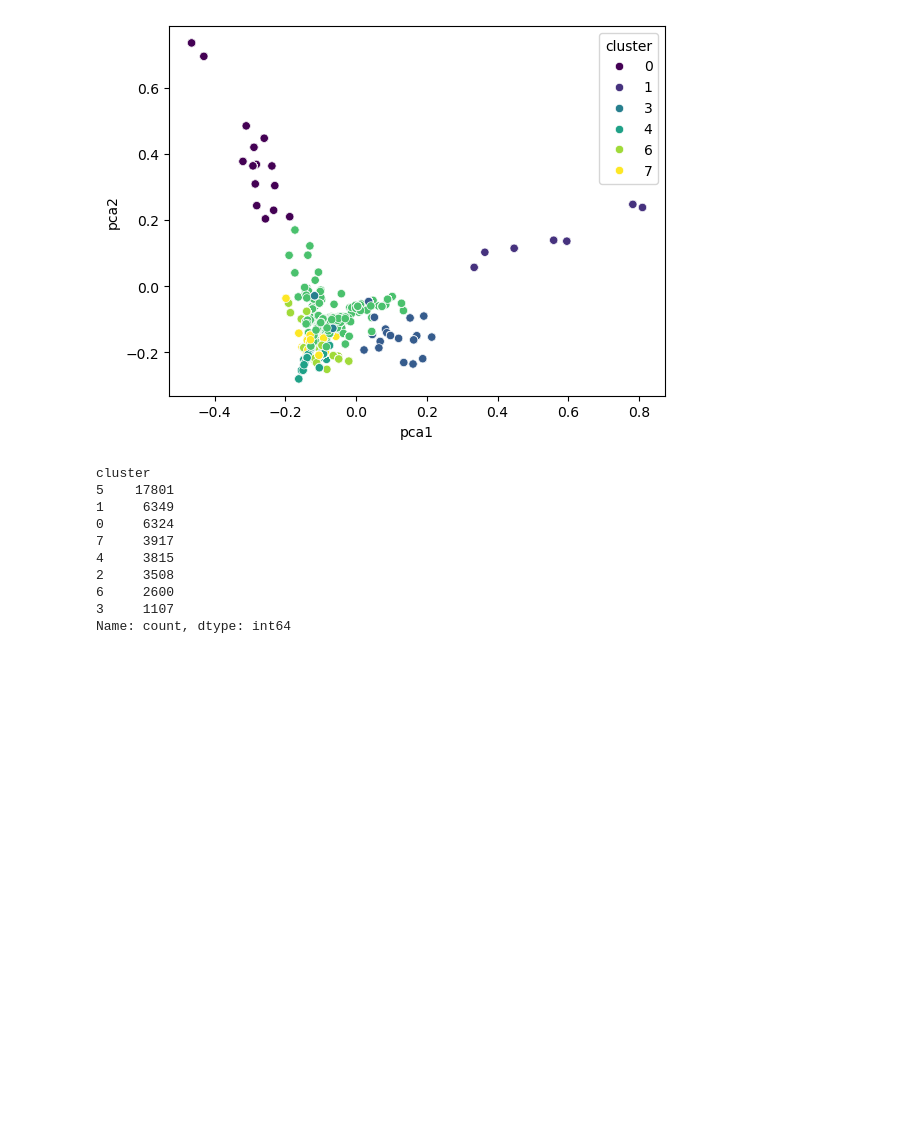
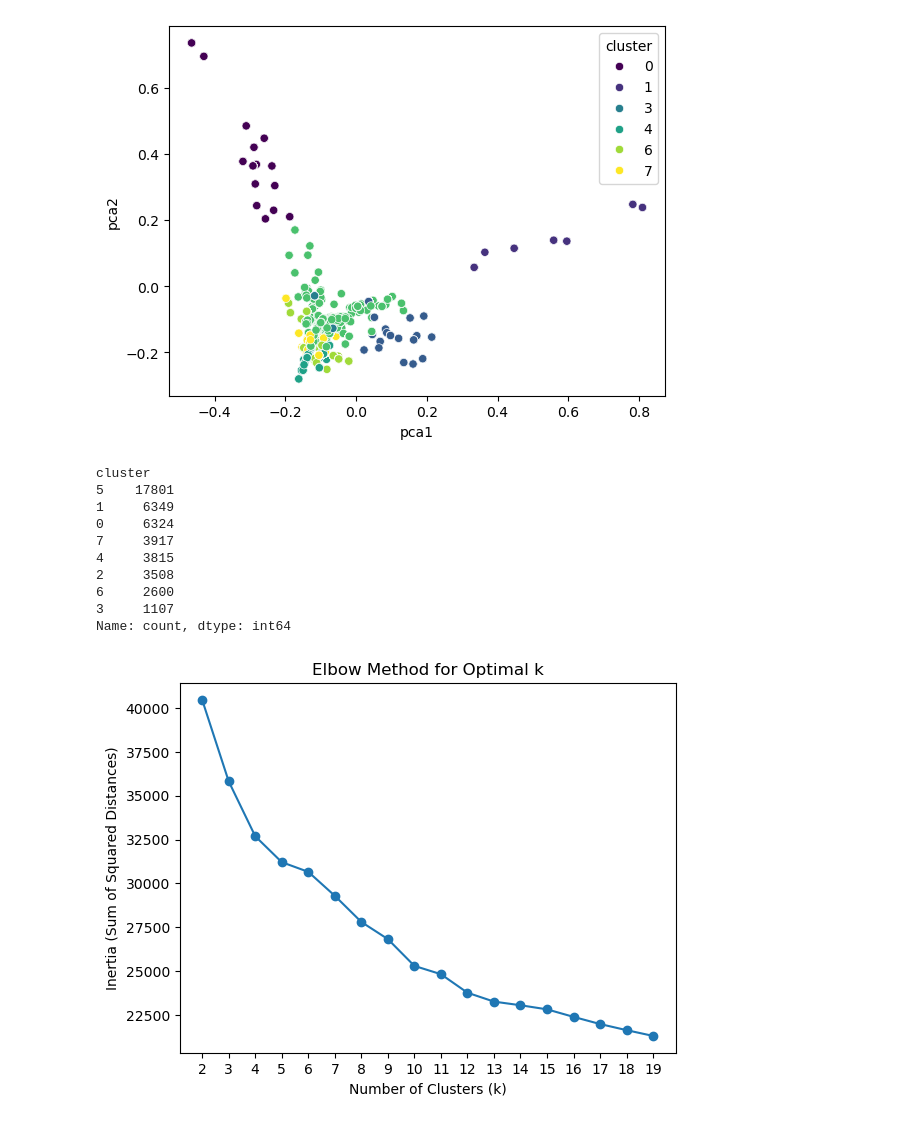
Before and after one commit to bkdevart/hackathon_safe_route, a Jupyter notebook: data_eda.ipynb, the cells around one changed output. Cells and saved outputs as stored; diff of their text form; code cells hidden in the pictures; blank space fills up the shorter version.

```diff
--- a/data_eda.ipynb
+++ b/data_eda.ipynb
@@ -318,3 +315,23 @@ cluster
 6     2600
 3     1107
 Name: count, dtype: int64
+# %%
+inertia = []
+
+upper = 20
+
+for k in range(2, upper):
+    kmeans = KMeans(n_clusters=k, random_state=0)
+    kmeans.fit(X_tfidf)
+    inertia.append(kmeans.inertia_)
+
+# Plotting the Elbow Method graph
+
+plt.plot(range(2, upper), inertia, marker='o')
+plt.title('Elbow Method for Optimal k')
+plt.xlabel('Number of Clusters (k)')
+plt.ylabel('Inertia (Sum of Squared Distances)')
+plt.xticks(range(2, upper))
+plt.show()
+# %% [output]
+[figure, added]
```
Also changed, not shown: parts of 8 cells of this notebook, 1 other file.
